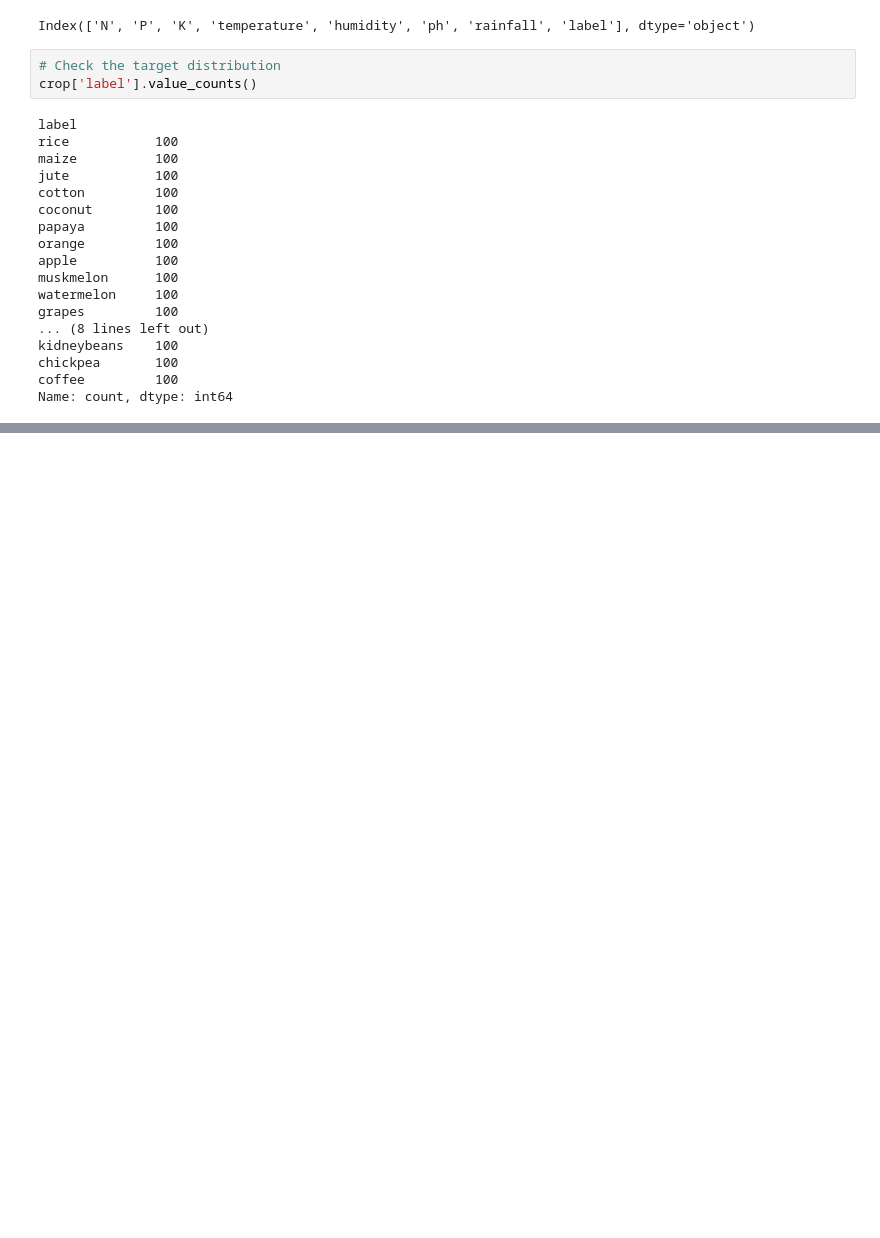
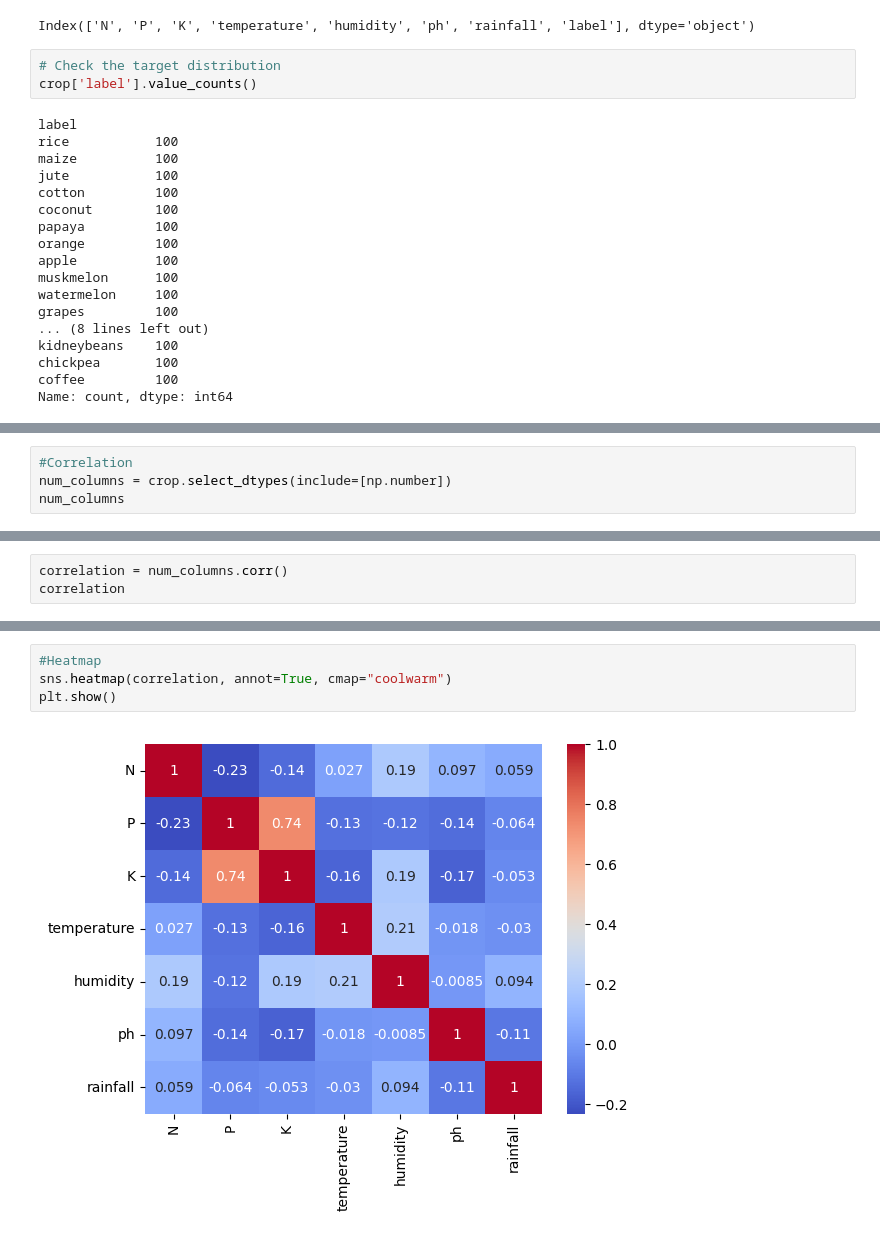
Before and after one commit to samirjena-123/Datascience, a Jupyter notebook: crop.ipynb, the cells around one changed output, grey strips where cells are left out. Saved outputs shown, nothing was run; the diff lists cells and outputs as text; blank space fills up the shorter version.

```diff
--- a/crop.ipynb
+++ b/crop.ipynb
@@ -123,0 +166,4 @@ Name: count, dtype: int64
+# %%
+#Correlation
+num_columns = crop.select_dtypes(include=[np.number])
+num_columns
@@ -123,0 +184,3 @@ Name: count, dtype: int64
+# %%
+correlation = num_columns.corr()
+correlation
@@ -123,0 +196,6 @@ Name: count, dtype: int64
+# %%
+#Heatmap
+sns.heatmap(correlation, annot=True, cmap="coolwarm")
+plt.show()
+# %% [output]
+[figure, added]
```
Also changed, not shown: parts of 11 cells of this notebook.
